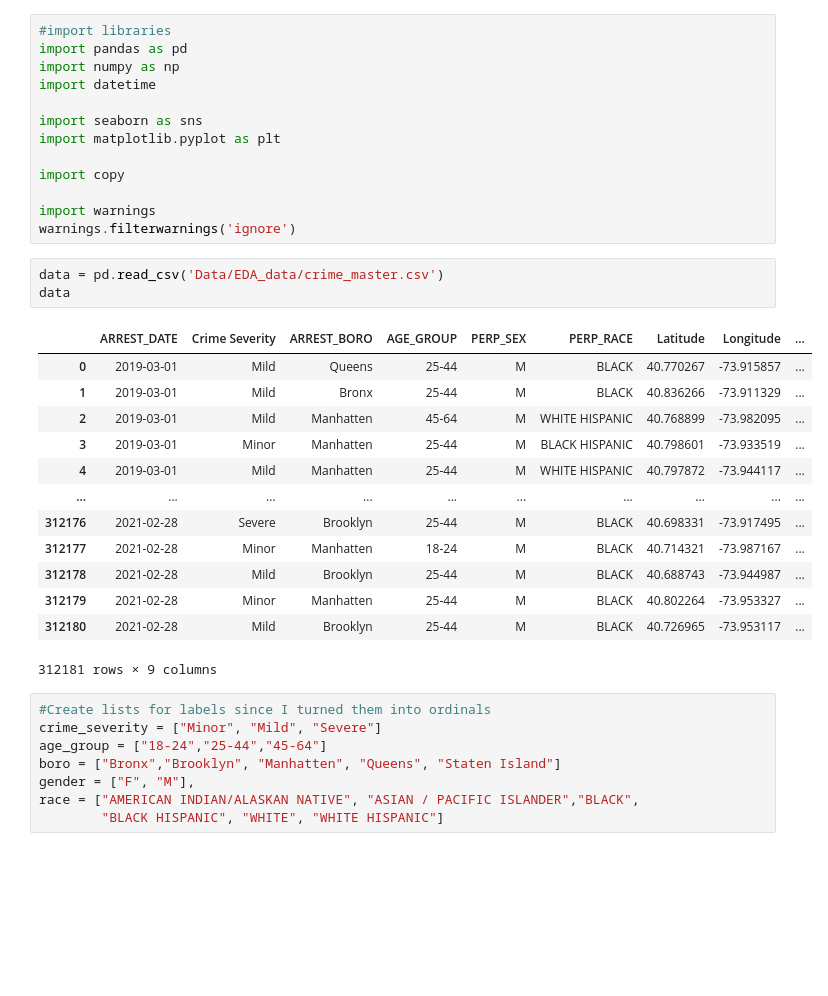
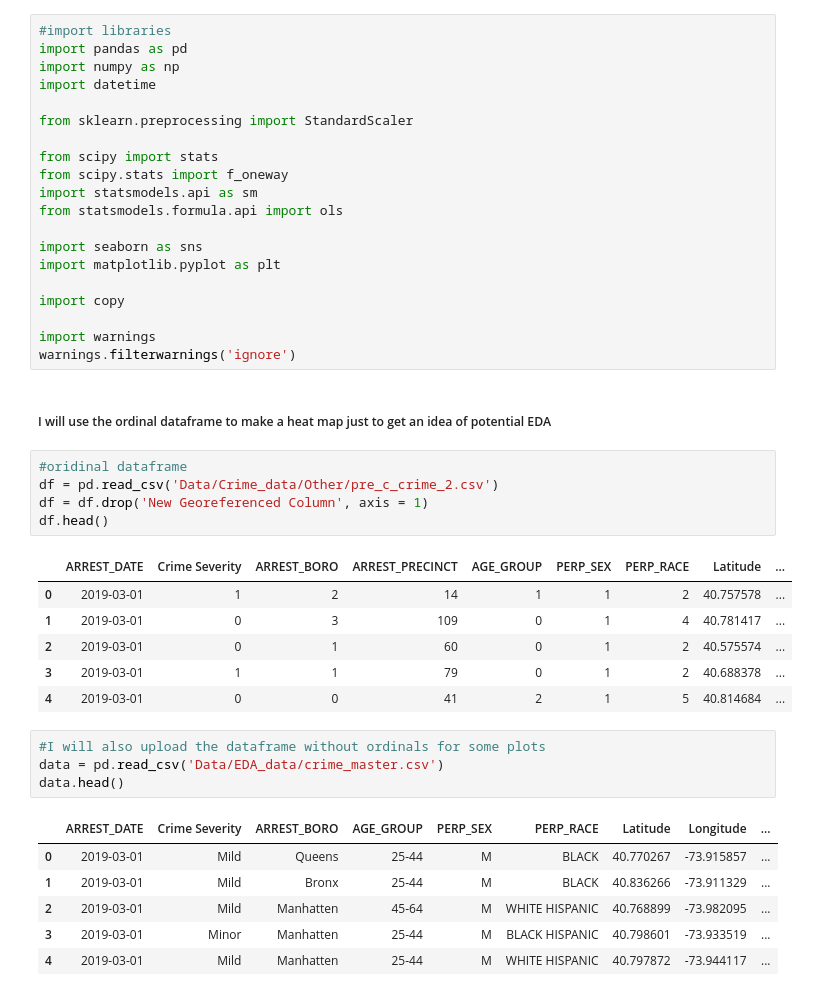
Before and after one commit to MudSnail/MidTerm, a Jupyter notebook: Pre_Covid_EDA.ipynb, the cells around one changed output. Drawn from its saved outputs; the diff is of its cells as text; blank space fills up the shorter version.

Commit message:
EDA Analysis
EDA analysis on pre-covid dataframes, with stats!

```diff
--- a/Pre_Covid_EDA.ipynb
+++ b/Pre_Covid_EDA.ipynb
@@ -3,6 +3,13 @@
 import pandas as pd
 import numpy as np
 import datetime
+
+from sklearn.preprocessing import StandardScaler
+
+from scipy import stats
+from scipy.stats import f_oneway
+import statsmodels.api as sm
+from statsmodels.formula.api import ols
 
 import seaborn as sns
 import matplotlib.pyplot as plt
@@ -11,28 +18,28 @@ import copy
 
 import warnings
 warnings.filterwarnings('ignore')
+# %% [markdown]
+##### I will use the ordinal dataframe to make a heat map just to get an idea of potential EDA
+# %%
+#oridinal dataframe
+df = pd.read_csv('Data/Crime_data/Other/pre_c_crime_2.csv')
+df = df.drop('New Georeferenced Column', axis = 1)
+df.head()
+# %% [output]
+|  | ARREST_DATE | Crime Severity | ARREST_BORO | ARREST_PRECINCT | AGE_GROUP | PERP_SEX | PERP_RACE | Latitude | ... |
+| 0 | 2019-03-01 | 1 | 2 | 14 | 1 | 1 | 2 | 40.757578 | ... |
+| 1 | 2019-03-01 | 0 | 3 | 109 | 0 | 1 | 4 | 40.781417 | ... |
+| 2 | 2019-03-01 | 0 | 1 | 60 | 0 | 1 | 2 | 40.575574 | ... |
+| 3 | 2019-03-01 | 1 | 1 | 79 | 0 | 1 | 2 | 40.688378 | ... |
+| 4 | 2019-03-01 | 0 | 0 | 41 | 2 | 1 | 5 | 40.814684 | ... |
 # %%
+#I will also upload the dataframe without ordinals for some plots
 data = pd.read_csv('Data/EDA_data/crime_master.csv')
-data
+data.head()
 # %% [output]
 |  | ARREST_DATE | Crime Severity | ARREST_BORO | AGE_GROUP | PERP_SEX | PERP_RACE | Latitude | Longitude | ... |
 | 0 | 2019-03-01 | Mild | Queens | 25-44 | M | BLACK | 40.770267 | -73.915857 | ... |
 | 1 | 2019-03-01 | Mild | Bronx | 25-44 | M | BLACK | 40.836266 | -73.911329 | ... |
 | 2 | 2019-03-01 | Mild | Manhatten | 45-64 | M | WHITE HISPANIC | 40.768899 | -73.982095 | ... |
 | 3 | 2019-03-01 | Minor | Manhatten | 25-44 | M | BLACK HISPANIC | 40.798601 | -73.933519 | ... |
 | 4 | 2019-03-01 | Mild | Manhatten | 25-44 | M | WHITE HISPANIC | 40.797872 | -73.944117 | ... |
-| ... | ... | ... | ... | ... | ... | ... | ... | ... | ... |
-| 312176 | 2021-02-28 | Severe | Brooklyn | 25-44 | M | BLACK | 40.698331 | -73.917495 | ... |
-| 312177 | 2021-02-28 | Minor | Manhatten | 18-24 | M | BLACK | 40.714321 | -73.987167 | ... |
-| 312178 | 2021-02-28 | Mild | Brooklyn | 25-44 | M | BLACK | 40.688743 | -73.944987 | ... |
-| 312179 | 2021-02-28 | Minor | Manhatten | 25-44 | M | BLACK | 40.802264 | -73.953327 | ... |
-| 312180 | 2021-02-28 | Mild | Brooklyn | 25-44 | M | BLACK | 40.726965 | -73.953117 | ... |
-312181 rows × 9 columns
-# %%
-#Create lists for labels since I turned them into ordinals
-crime_severity = ["Minor", "Mild", "Severe"]
-age_group = ["18-24","25-44","45-64"]
-boro = ["Bronx","Brooklyn", "Manhatten", "Queens", "Staten Island"]
-gender = ["F", "M"],
-race = ["AMERICAN INDIAN/ALASKAN NATIVE", "ASIAN / PACIFIC ISLANDER","BLACK",
-        "BLACK HISPANIC", "WHITE", "WHITE HISPANIC"]
```
Also changed, not shown: parts of 64 cells of this notebook, 3 other files.
